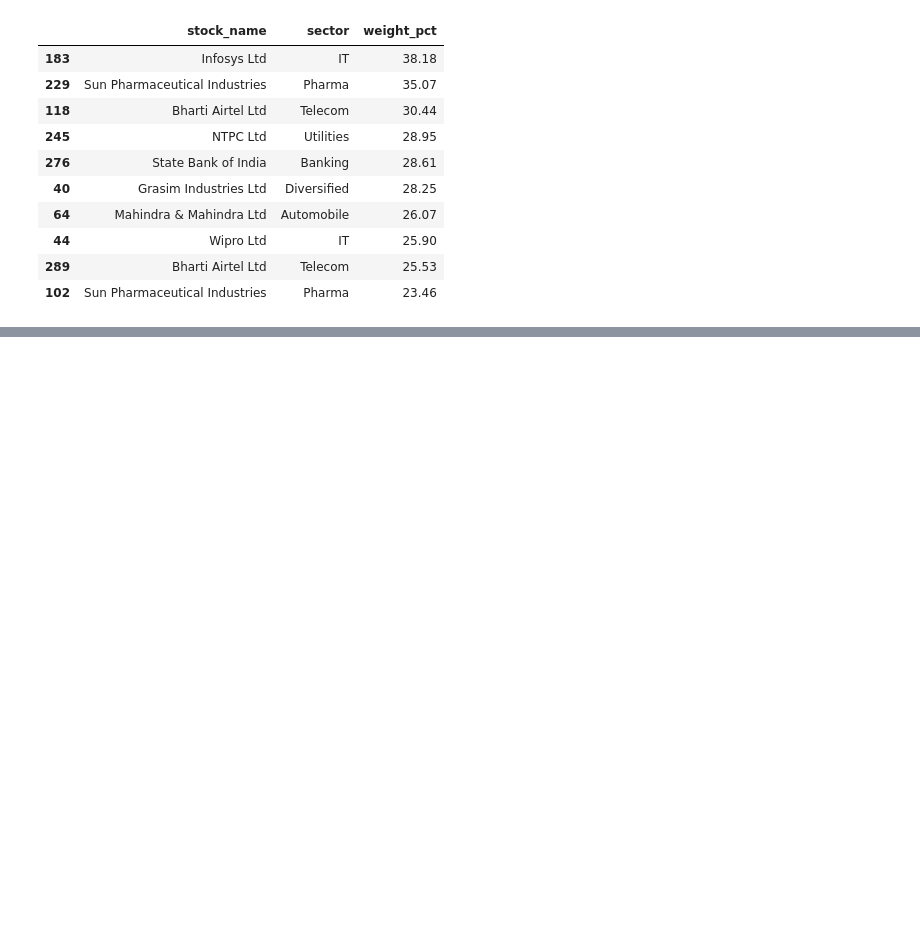
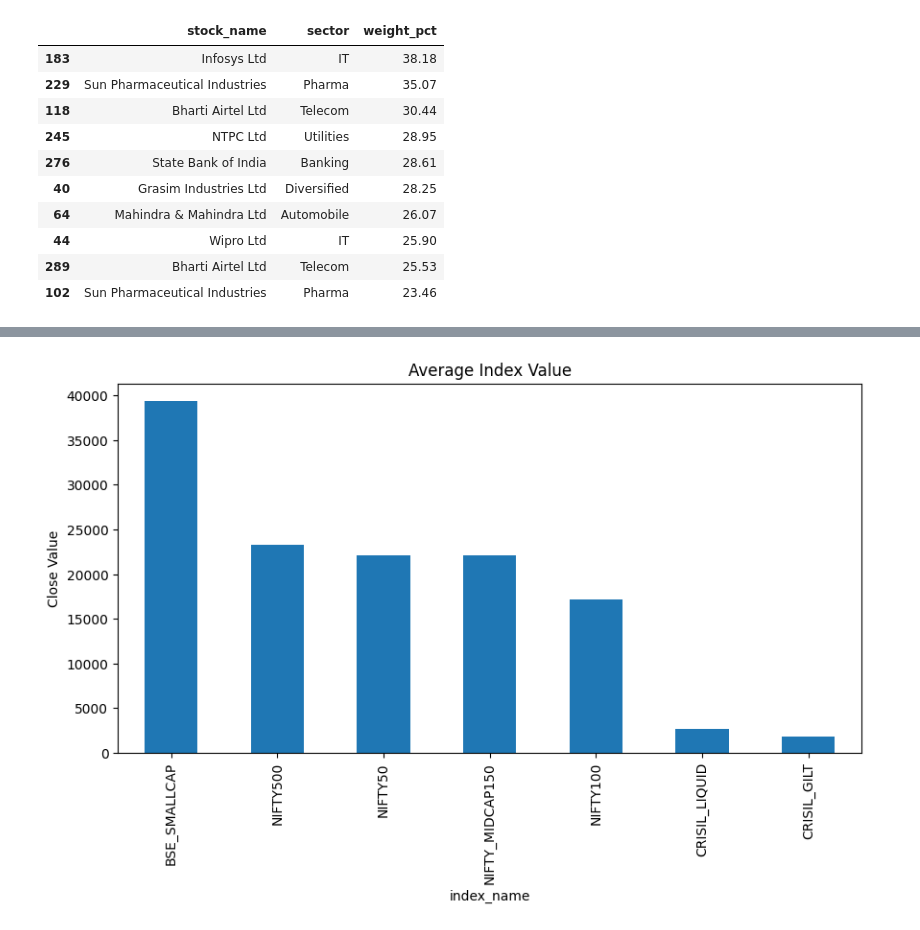
Before and after one commit to samireddynarasimhareddy/bluestock_mf_capstone, a Jupyter notebook: notebooks/01_EDA.ipynb, the cells around one changed output, grey strips where cells are left out. Drawn from its saved outputs; the diff is of its cells as text; code cells hidden in the pictures; blank space fills up the shorter version.

```diff
--- a/notebooks/01_EDA.ipynb
+++ b/notebooks/01_EDA.ipynb
@@ -1564,0 +1646,13 @@ holdings[['stock_name','sector','weight_pct']]\
+# %%
+plt.figure(figsize=(10,5))
+
+benchmark.groupby('index_name')['close_value']\
+         .mean()\
+         .sort_values(ascending=False)\
+         .plot(kind='bar')
+
+plt.title("Average Index Value")
+plt.ylabel("Close Value")
+plt.show()
+# %% [output]
+[figure, added]
```
Also changed, not shown: parts of 13 cells of this notebook, 1 other file.
